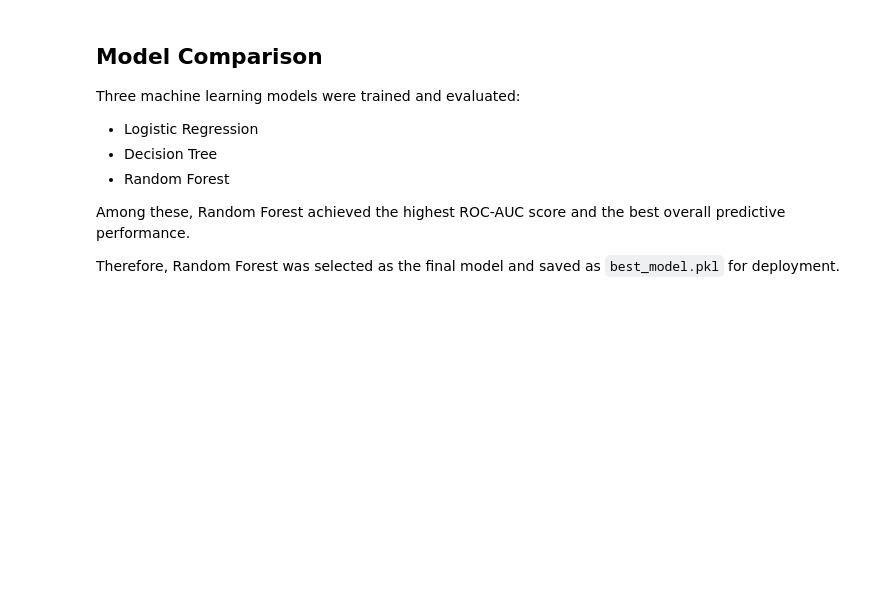
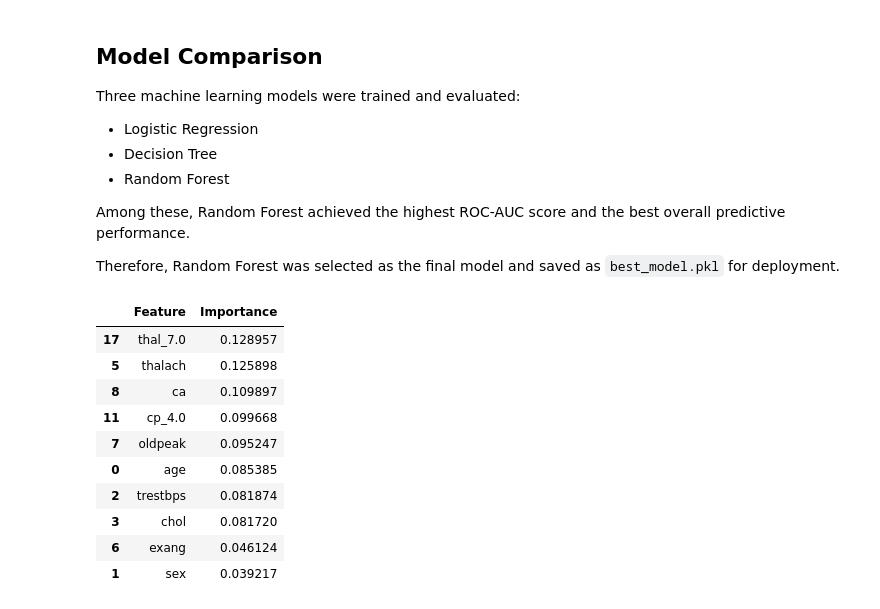
Before and after one commit to akshaygund144/heart-disease-mlops, a Jupyter notebook: notebooks/03_model_training.ipynb, the cells around one changed output. Cells and saved outputs as stored; diff of their text form; code cells hidden in the pictures; blank space fills up the shorter version.

```diff
--- a/notebooks/03_model_training.ipynb
+++ b/notebooks/03_model_training.ipynb
@@ -223,3 +219,27 @@ Three machine learning models were trained and evaluated:
 Among these, Random Forest achieved the highest ROC-AUC score and the best overall predictive performance.
 
 Therefore, Random Forest was selected as the final model and saved as `best_model.pkl` for deployment.
+# %%
+feature_importance = pd.DataFrame({
+    "Feature": X_train.columns,
+    "Importance": rf_model.feature_importances_
+})
+
+feature_importance = feature_importance.sort_values(
+    by="Importance",
+    ascending=False
+)
+
+feature_importance.head(10)
+# %% [output]
+|  | Feature | Importance |
+| 17 | thal_7.0 | 0.128957 |
+| 5 | thalach | 0.125898 |
+| 8 | ca | 0.109897 |
+| 11 | cp_4.0 | 0.099668 |
+| 7 | oldpeak | 0.095247 |
+| 0 | age | 0.085385 |
+| 2 | trestbps | 0.081874 |
+| 3 | chol | 0.081720 |
+| 6 | exang | 0.046124 |
+| 1 | sex | 0.039217 |
```
Also changed, not shown: parts of 22 cells of this notebook, 11 other files.
